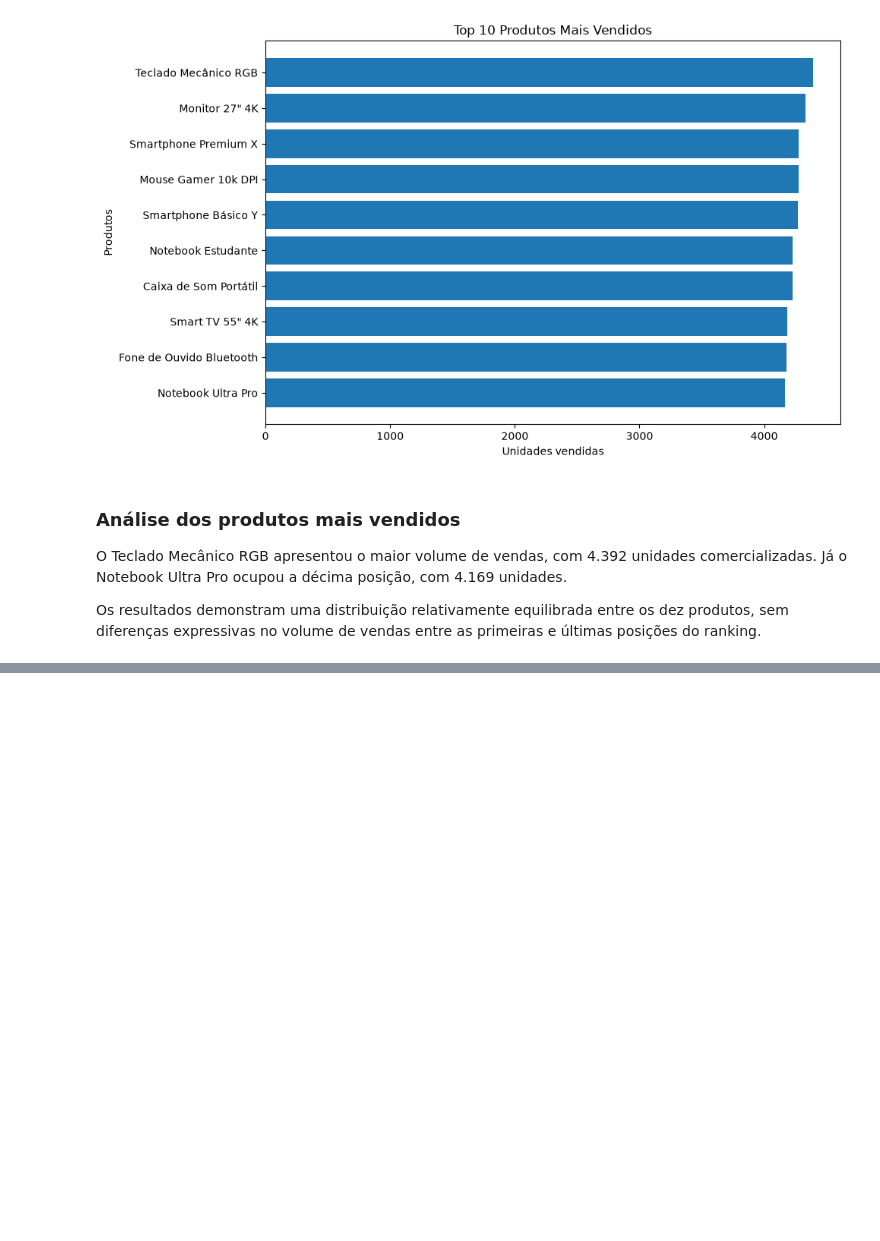
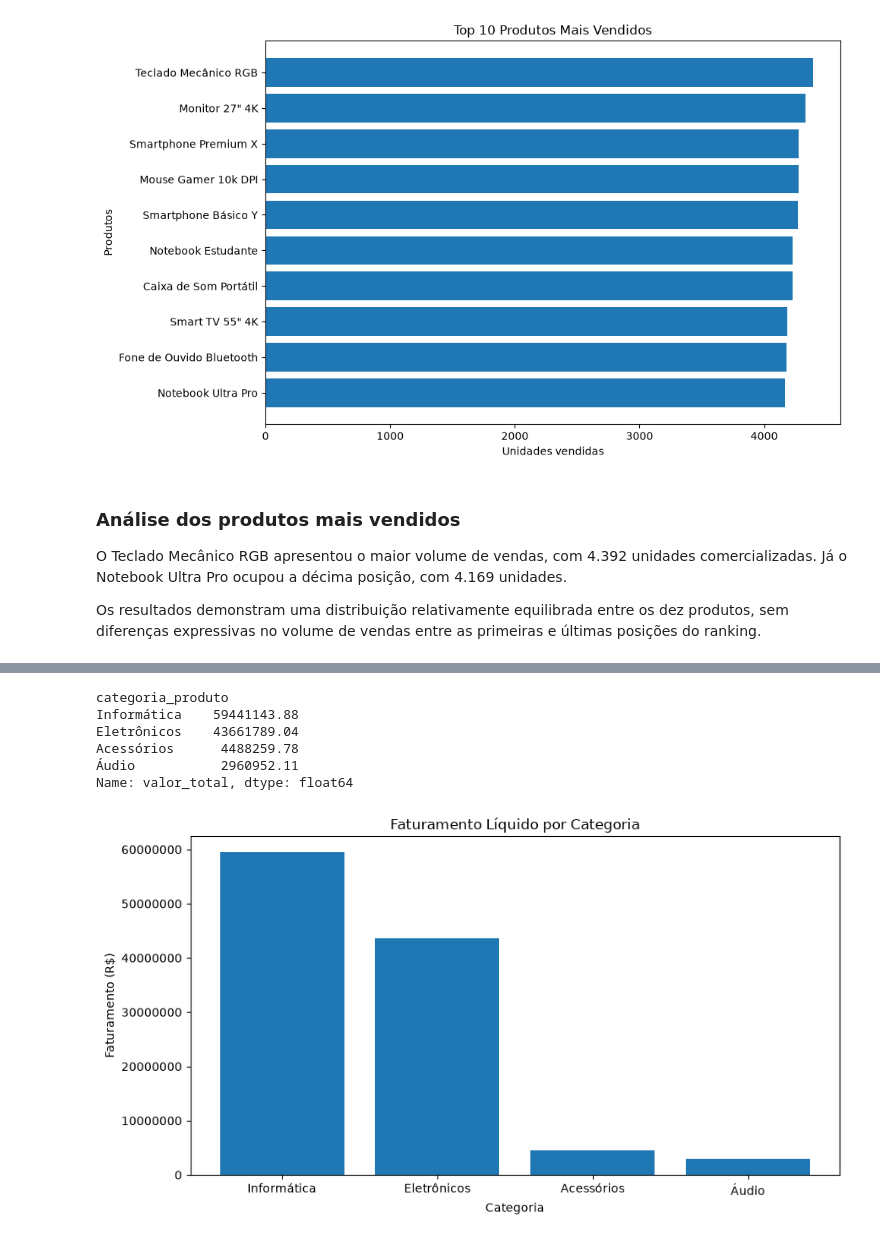
Before and after one commit to Wendel-454/projeto_final, a Jupyter notebook: projeto_final/Script_projeto_final.ipynb, the cells around one changed output, grey strips where cells are left out. Cells and saved outputs as stored; diff of their text form; code cells hidden in the pictures; blank space fills up the shorter version.

Commit message:
feat: adiciona análise e gráfico de faturamento por categoria

```diff
--- a/projeto_final/Script_projeto_final.ipynb
+++ b/projeto_final/Script_projeto_final.ipynb
@@ -459,0 +464,33 @@ Os resultados demonstram uma distribuição relativamente equilibrada entre os d
+# %%
+#Agrupando as categorias e somando o faturamento líquido.
+faturamento_por_categoria = (
+    df_vendas_concluidas.groupby('categoria_produto')['valor_total']
+    .sum()
+    .sort_values(ascending=False)
+)
+
+faturamento_por_categoria
+# %% [output]
+categoria_produto
+Informática    59441143.88
+Eletrônicos    43661789.04
+Acessórios      4488259.78
+Áudio           2960952.11
+Name: valor_total, dtype: float64
+# %%
+#Criando o gráfico de faturamento por categoria.
+plt.figure(figsize=(9, 5))
+plt.bar(
+    faturamento_por_categoria.index,
+    faturamento_por_categoria.values
+)
+
+plt.title('Faturamento Líquido por Categoria')
+plt.xlabel('Categoria')
+plt.ylabel('Faturamento (R$)')
+
+plt.ticklabel_format(axis='y', style='plain')
+plt.tight_layout()
+plt.show()
+# %% [output]
+[figure, added]
```
Also changed, not shown: parts of 2 cells of this notebook.
